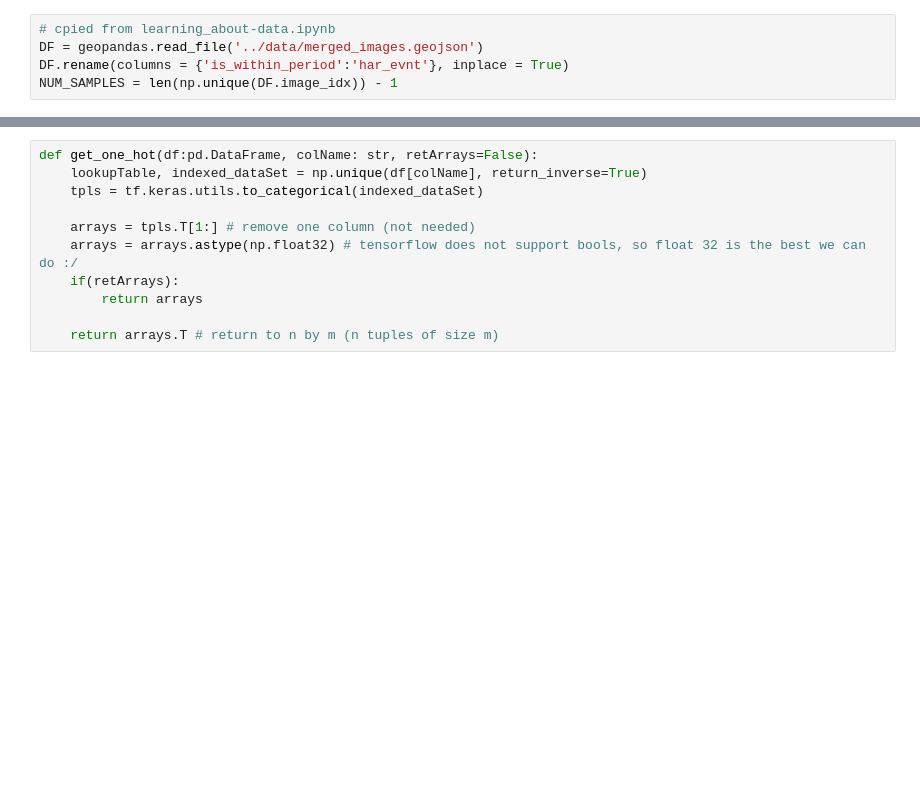
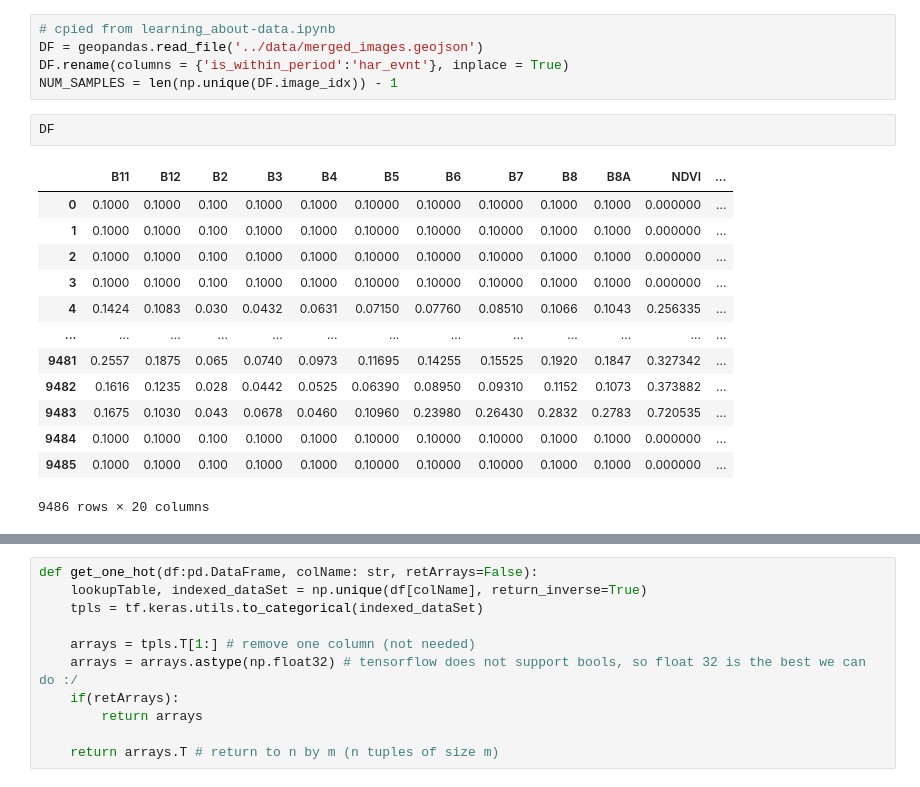
Before and after one commit to ta0a2000t/NASA_Harvest_repo, a Jupyter notebook: Harvest_Event_Detec/harvest_event_detec/nn_model.ipynb, the cells around one changed output, grey strips where cells are left out. Cells and saved outputs as stored; diff of their text form; blank space fills up the shorter version.

```diff
--- a/Harvest_Event_Detec/harvest_event_detec/nn_model.ipynb
+++ b/Harvest_Event_Detec/harvest_event_detec/nn_model.ipynb
@@ -39,6 +39,22 @@ BANDS = list(BANDS_DICT.keys())
 DF = geopandas.read_file('../data/merged_images.geojson')
 DF.rename(columns = {'is_within_period':'har_evnt'}, inplace = True)
 NUM_SAMPLES = len(np.unique(DF.image_idx)) - 1
+# %%
+DF
+# %% [output]
+|  | B11 | B12 | B2 | B3 | B4 | B5 | B6 | B7 | B8 | B8A | NDVI | ... |
+| 0 | 0.1000 | 0.1000 | 0.100 | 0.1000 | 0.1000 | 0.10000 | 0.10000 | 0.10000 | 0.1000 | 0.1000 | 0.000000 | ... |
+| 1 | 0.1000 | 0.1000 | 0.100 | 0.1000 | 0.1000 | 0.10000 | 0.10000 | 0.10000 | 0.1000 | 0.1000 | 0.000000 | ... |
+| 2 | 0.1000 | 0.1000 | 0.100 | 0.1000 | 0.1000 | 0.10000 | 0.10000 | 0.10000 | 0.1000 | 0.1000 | 0.000000 | ... |
+| 3 | 0.1000 | 0.1000 | 0.100 | 0.1000 | 0.1000 | 0.10000 | 0.10000 | 0.10000 | 0.1000 | 0.1000 | 0.000000 | ... |
+| 4 | 0.1424 | 0.1083 | 0.030 | 0.0432 | 0.0631 | 0.07150 | 0.07760 | 0.08510 | 0.1066 | 0.1043 | 0.256335 | ... |
+| ... | ... | ... | ... | ... | ... | ... | ... | ... | ... | ... | ... | ... |
+| 9481 | 0.2557 | 0.1875 | 0.065 | 0.0740 | 0.0973 | 0.11695 | 0.14255 | 0.15525 | 0.1920 | 0.1847 | 0.327342 | ... |
+| 9482 | 0.1616 | 0.1235 | 0.028 | 0.0442 | 0.0525 | 0.06390 | 0.08950 | 0.09310 | 0.1152 | 0.1073 | 0.373882 | ... |
+| 9483 | 0.1675 | 0.1030 | 0.043 | 0.0678 | 0.0460 | 0.10960 | 0.23980 | 0.26430 | 0.2832 | 0.2783 | 0.720535 | ... |
+| 9484 | 0.1000 | 0.1000 | 0.100 | 0.1000 | 0.1000 | 0.10000 | 0.10000 | 0.10000 | 0.1000 | 0.1000 | 0.000000 | ... |
+| 9485 | 0.1000 | 0.1000 | 0.100 | 0.1000 | 0.1000 | 0.10000 | 0.10000 | 0.10000 | 0.1000 | 0.1000 | 0.000000 | ... |
+9486 rows × 20 columns
 # %%
 # cpied from learning_about-data.ipynb
 df = DF.copy()
```
Also changed, not shown: parts of 23 cells of this notebook, 1 other file.
